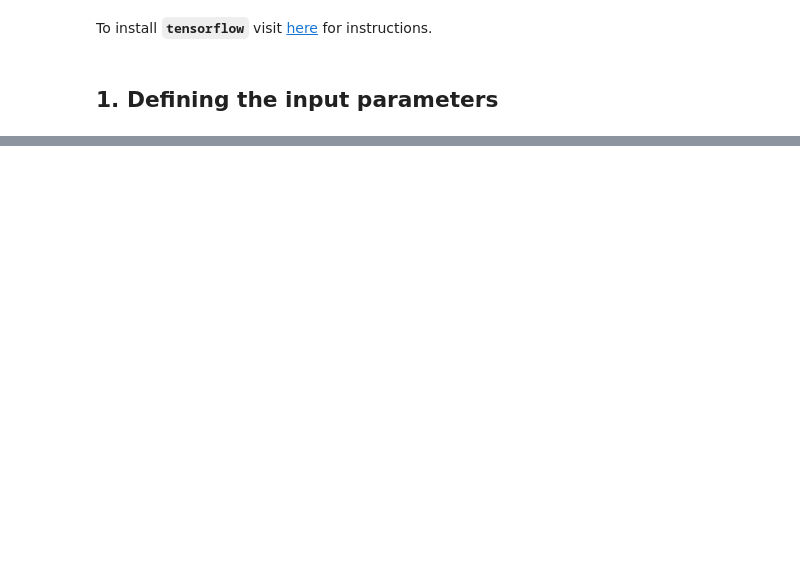
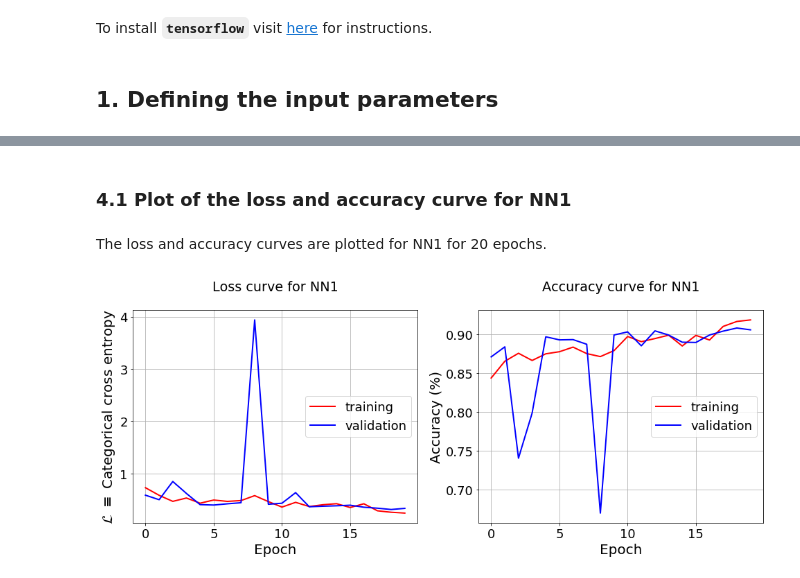
Before and after one commit to SoumyaShreeram/Analyzing_spectra_with_ML, a Jupyter notebook: 04. Classifying spectra using a Fully Connected Neural Network (NN1).ipynb, the cells around one changed output, grey strips where cells are left out. Saved outputs shown, nothing was run; the diff lists cells and outputs as text; code cells hidden in the pictures; blank space fills up the shorter version.

Commit message:
Generated model for NN1

```diff
--- a/04. Classifying spectra using a Fully Connected Neural Network (NN1).ipynb
+++ b/04. Classifying spectra using a Fully Connected Neural Network (NN1).ipynb
@@ -60,0 +109,51 @@ Training the data set implies that we are trying to optimize the loss function.
+# %% [markdown]
+### 4.1 Plot of the loss and accuracy curve for NN1
+# %%
+def setLabels(ax, xlabel, ylabel, ticks):
+    """
+    Function sets the axes labels, legent size, and ticks
+    """
+    ax.set_xlabel(xlabel, fontsize=20)
+    ax.set_ylabel(ylabel, fontsize=20)
+    ax.legend(loc='center right', fontsize=18)
+    ax.grid()
+    if ticks:
+        ax.tick_params(which='both', labelsize=18)
+    return
+
+def plotLoss(ax, loss_Accuracy, labels):
+    """
+    Function plots the loss curve for training run of x epochs
+    """
+    ax.plot(history[loss_Accuracy[0]], 'r', lw=2, label=labels[0])
+    ax.plot(history[loss_Accuracy[1]], 'b', lw=2, label=labels[1])
+    ax.set_title('Loss curve for NN1\n')
+    setLabels(ax, 'Epoch', r'$\mathcal{L}\ \equiv$ Categorical cross entropy', ticks=True)
+    return
+
+def plotAccuracy(ax, loss_Accuracy, labels):
+    """
+    Function plots the accuracy curve for training run of x epochs
+    """
+    ax.plot(history[loss_Accuracy[2]],  'r', lw=2, label=labels[0])
+    ax.plot(history[loss_Accuracy[3]], 'b', lw=2, label=labels[1])
+    ax.set_title('Accuracy curve for NN1\n')
+    setLabels(ax, 'Epoch', 'Accuracy (%)', ticks=True)
+    return
+# %% [markdown]
+The loss and accuracy curves are plotted for NN1 for 20 epochs.
+# %%
+# logs the history of the run
+history = model_history.history
+
+# plots the history
+fig, ax = plt.subplots(1,2, figsize=(14,6))
+labels = ['training', 'validation']
+loss_Accuracy = ['loss', 'val_loss', 'acc', 'val_acc']
+
+plotLoss(ax[0], loss_Accuracy, labels)
+plotAccuracy(ax[1], loss_Accuracy, labels)
+
+fig.tight_layout()
+# %% [output]
+[figure, added]
```
Also changed, not shown: parts of 18 cells of this notebook.
